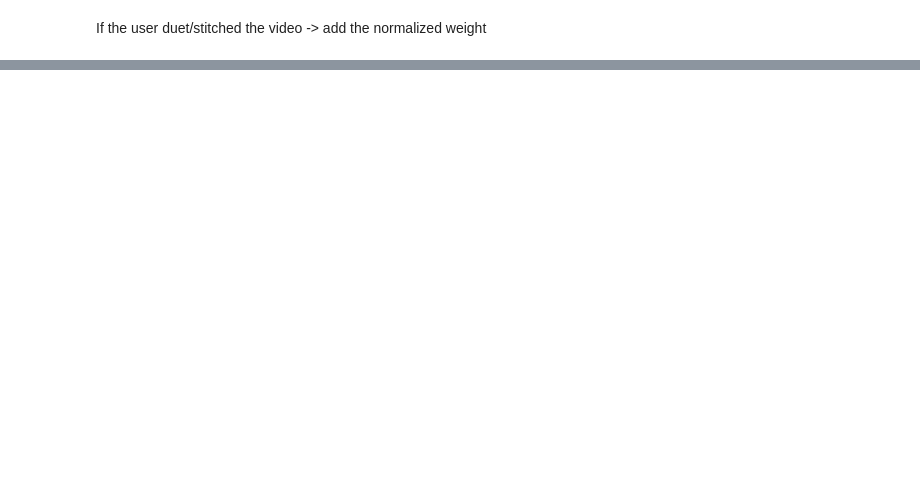
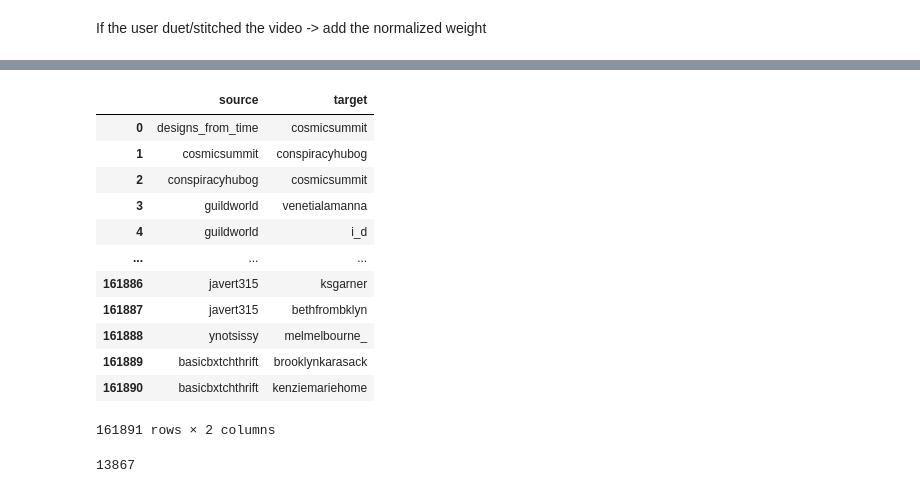
Before and after one commit to jbij/Bachelor, a Jupyter notebook: weights.ipynb, the cells around one changed output, grey strips where cells are left out. Saved outputs shown, nothing was run; the diff lists cells and outputs as text; code cells hidden in the pictures; blank space fills up the shorter version.

Commit message:
feature: followers weights

```diff
--- a/weights.ipynb
+++ b/weights.ipynb
@@ -46,0 +83,30 @@ If the user duet/stitched the video -> add the normalized weight
+# %%
+# weight - nr of follows
+follows = pd.read_csv('../shared-folder-gald/data/follow-link.csv', index_col=0)
+follows
+# %% [output]
+|  | source | target |
+| 0 | designs_from_time | cosmicsummit |
+| 1 | cosmicsummit | conspiracyhubog |
+| 2 | conspiracyhubog | cosmicsummit |
+| 3 | guildworld | venetialamanna |
+| 4 | guildworld | i_d |
+| ... | ... | ... |
+| 161886 | javert315 | ksgarner |
+| 161887 | javert315 | bethfrombklyn |
+| 161888 | ynotsissy | melmelbourne_ |
+| 161889 | basicbxtchthrift | brooklynkarasack |
+| 161890 | basicbxtchthrift | kenziemariehome |
+161891 rows × 2 columns
+# %%
+
+users_df = pd.unique(follows.values.ravel())
+
+# Convert the result into a list
+users_list = users_df.tolist()
+
+# Display the list
+creators_count = len(users_list)
+print(creators_count)
+# %% [output]
+13867
```
Also changed, not shown: parts of 9 cells of this notebook, 4 other files.
